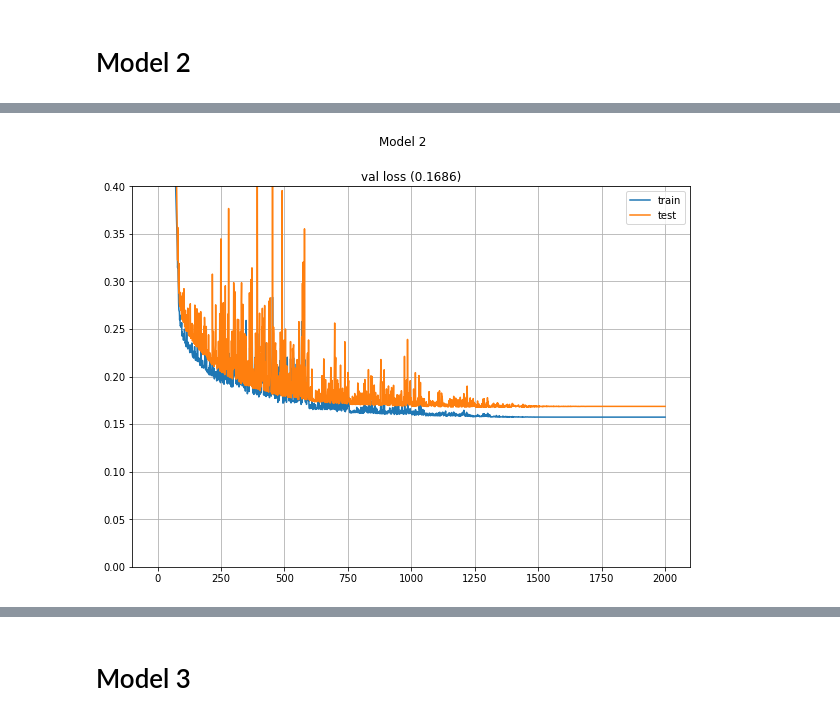
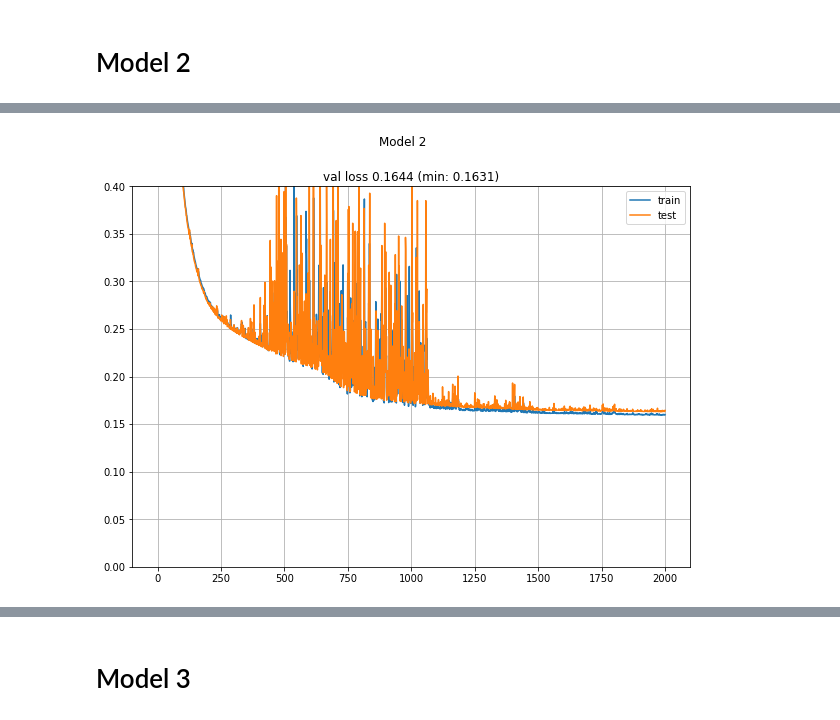
Before and after one commit to MatiXOfficial/pps-diamond-time-measurement, a Jupyter notebook: notebooks/nn_experiments.ipynb, the cells around one changed output, grey strips where cells are left out. Drawn from its saved outputs; the diff is of its cells as text; code cells hidden in the pictures.

```diff
--- a/notebooks/nn_experiments.ipynb
+++ b/notebooks/nn_experiments.ipynb
@@ -52,7 +59,7 @@ def plot_history(history, title, ymax=None):
     if ymax is not None:
         plt.ylim(0, ymax)
 
-    plt.title(f"val loss ({history[f'val_loss'][-1]:0.4f})")
+    plt.title(f"val loss {history[f'val_loss'].values[-1]:0.4f} (min: {min(history[f'val_loss'].values):0.4f})")
     plt.grid()
     plt.legend()
 
@@ -144,9 +157,14 @@ model = keras.Sequential([
     layers.Dense(1)
 ])
 
-model.compile(loss='mse', optimizer=optimizers.Adam(0.005))
+model.compile(loss='mse', optimizer=optimizers.Adam(0.01))
 
 model_callbacks = []
-model_callbacks.append(callbacks.ReduceLROnPlateau(monitor='val_loss', factor=0.5, patience=40))
+model_callbacks.append(callbacks.ReduceLROnPlateau(monitor='loss', factor=0.5, patience=50))
 
-history = model.fit(X_train, y_train, epochs=2000, verbose=1, batch_size=1024, validation_data=(X_test, y_test), callbacks=model_callbacks)
+# history = model.fit(X_train, y_train, epochs=2000, verbose=1, batch_size=2048, validation_data=(X_test, y_test), callbacks=model_callbacks).history
+# model.save_weights('model_weights/nn_experiments/model_2/weights')
+# pd.DataFrame(history).to_csv('model_weights/nn_experiments/model_2/loss_log.csv')
+
+model.load_weights('model_weights/nn_experiments/model_2/weights')
+history = pd.read_csv('model_weights/nn_experiments/model_2/loss_log.csv')
@@ -171,7 +171,7 @@ Epoch 2000/2000
 # %%
-plot_history(history.history, "Model 2", ymax=0.4)
+plot_history(history, "Model 2", ymax=0.4)
 # %% [output]
-[figure, old version]
+[figure, new version]
 # %%
 plt.figure(figsize=(16, 7))
 y_pred = model.predict(X_test)[:, 0]
```
Also changed, not shown: parts of 19 cells of this notebook, 17 other files.
